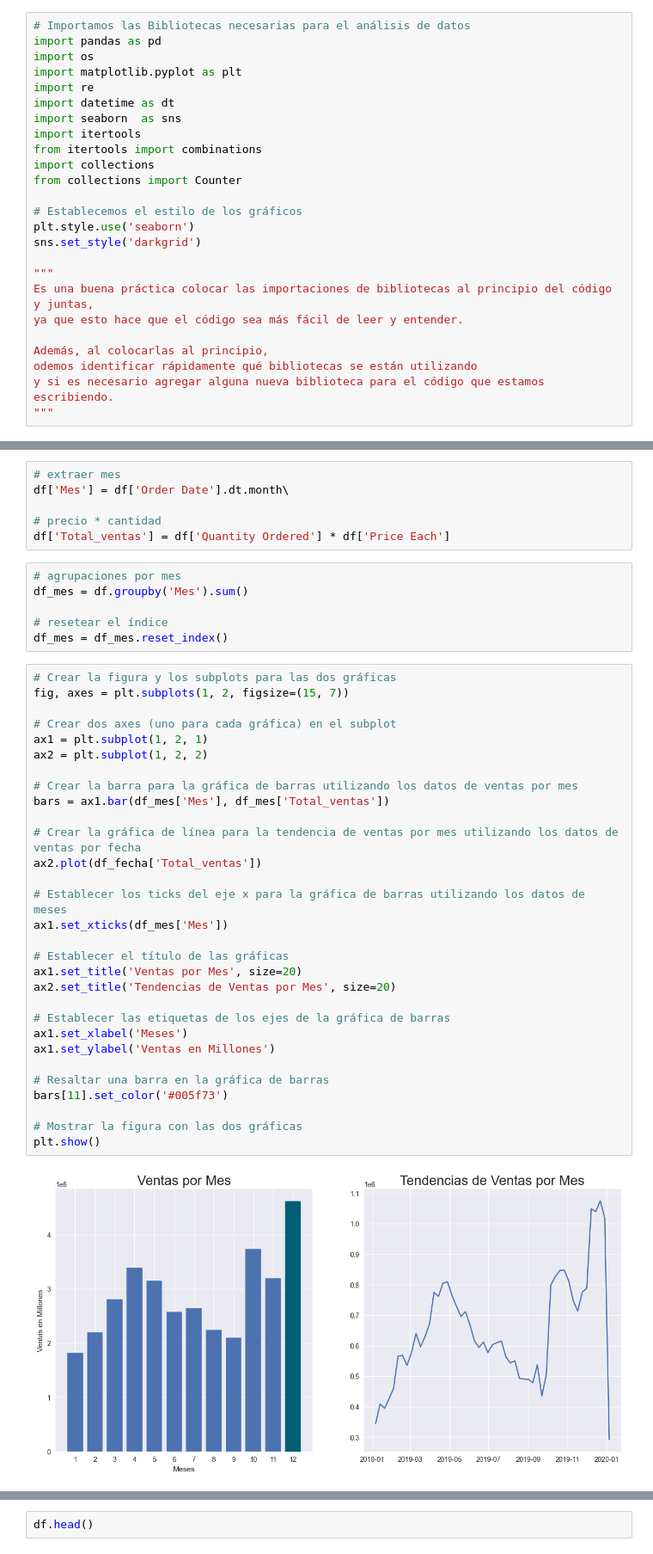
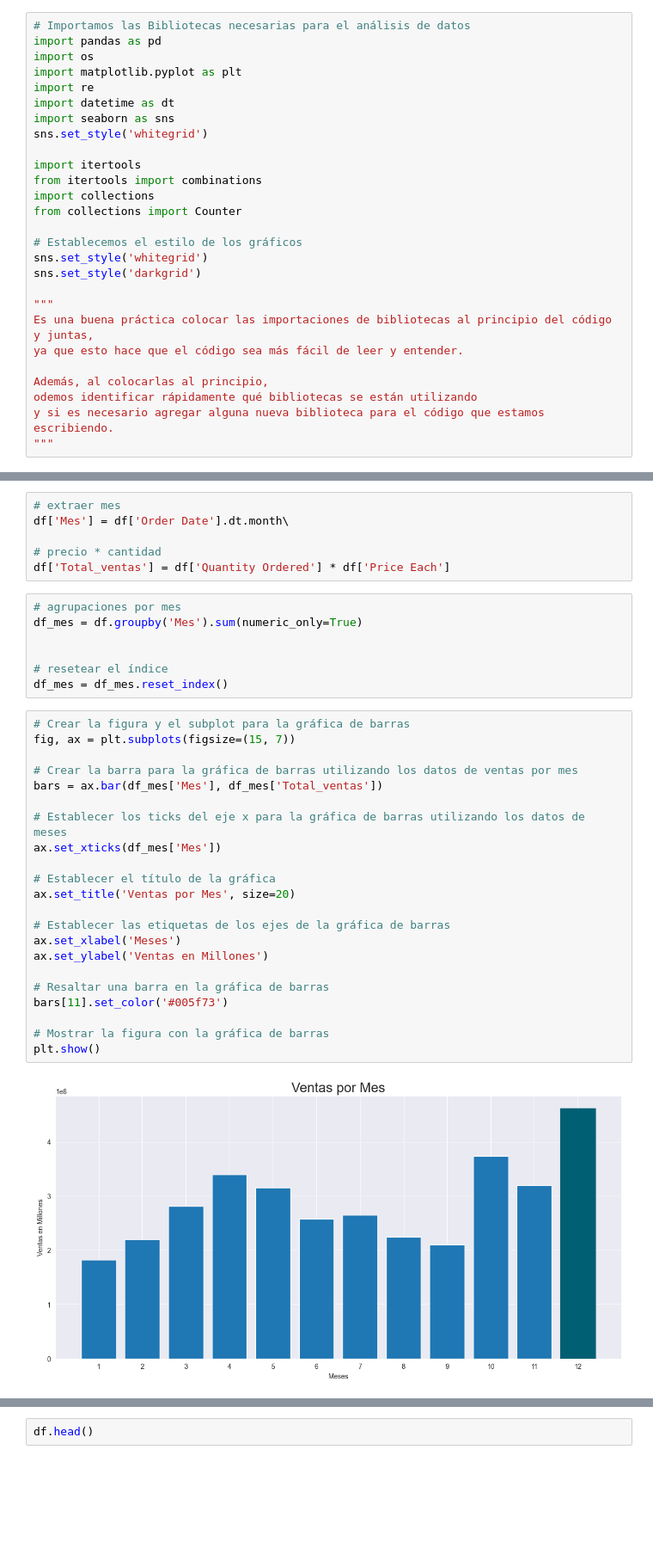
Before and after one commit to AndresGaliciaT/An-lisis-de-ventas, a Jupyter notebook: ventas.ipynb, the cells around one changed output, grey strips where cells are left out. Shown at 86% size. Cells and saved outputs as stored; diff of their text form; blank space fills up the shorter version.

```diff
--- a/ventas.ipynb
+++ b/ventas.ipynb
@@ -8,14 +8,16 @@ import os
 import matplotlib.pyplot as plt
 import re
 import datetime as dt
-import seaborn  as sns
+import seaborn as sns
+sns.set_style('whitegrid')
+
 import itertools
 from itertools import combinations
 import collections
 from collections import Counter
 
 # Establecemos el estilo de los gráficos
-plt.style.use('seaborn')
+sns.set_style('whitegrid')
 sns.set_style('darkgrid')
 
 """
@@ -194,39 +196,32 @@ df['Mes'] = df['Order Date'].dt.month\
 df['Total_ventas'] = df['Quantity Ordered'] * df['Price Each']
 # %%
 # agrupaciones por mes
-df_mes = df.groupby('Mes').sum()
+df_mes = df.groupby('Mes').sum(numeric_only=True)
+
 
 # resetear el índice
 df_mes = df_mes.reset_index()
 # %%
-# Crear la figura y los subplots para las dos gráficas
-fig, axes = plt.subplots(1, 2, figsize=(15, 7))
-
-# Crear dos axes (uno para cada gráfica) en el subplot
-ax1 = plt.subplot(1, 2, 1)
-ax2 = plt.subplot(1, 2, 2)
+# Crear la figura y el subplot para la gráfica de barras
+fig, ax = plt.subplots(figsize=(15, 7))
 
 # Crear la barra para la gráfica de barras utilizando los datos de ventas por mes
-bars = ax1.bar(df_mes['Mes'], df_mes['Total_ventas'])
-
-# Crear la gráfica de línea para la tendencia de ventas por mes utilizando los datos de ventas por fecha
-ax2.plot(df_fecha['Total_ventas'])
+bars = ax.bar(df_mes['Mes'], df_mes['Total_ventas'])
 
 # Establecer los ticks del eje x para la gráfica de barras utilizando los datos de meses
-ax1.set_xticks(df_mes['Mes'])
+ax.set_xticks(df_mes['Mes'])
 
-# Establecer el título de las gráficas
-ax1.set_title('Ventas por Mes', size=20)
-ax2.set_title('Tendencias de Ventas por Mes', size=20)
+# Establecer el título de la gráfica
+ax.set_title('Ventas por Mes', size=20)
 
 # Establecer las etiquetas de los ejes de la gráfica de barras
-ax1.set_xlabel('Meses')
-ax1.set_ylabel('Ventas en Millones')
+ax.set_xlabel('Meses')
+ax.set_ylabel('Ventas en Millones')
 
 # Resaltar una barra en la gráfica de barras
 bars[11].set_color('#005f73')
 
-# Mostrar la figura con las dos gráficas
+# Mostrar la figura con la gráfica de barras
 plt.show()
 # %% [output]
-[figure, old version]
+[figure, new version]
```
Also changed, not shown: parts of 5 cells of this notebook.
